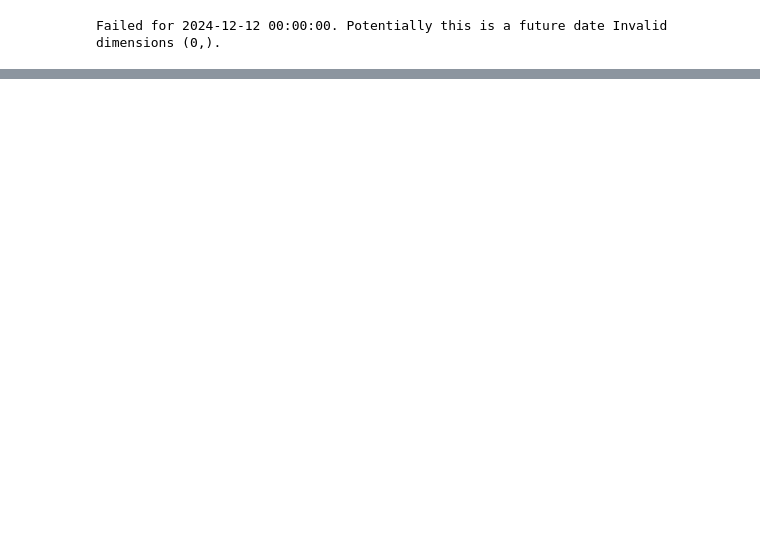
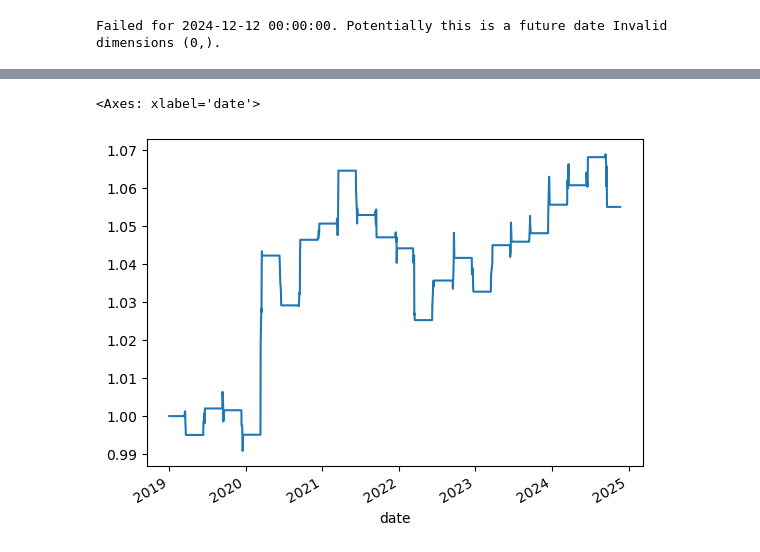
Before and after one commit to Casper889/STR, a Jupyter notebook: testeng.ipynb, the cells around one changed output, grey strips where cells are left out. Saved outputs shown, nothing was run; the diff lists cells and outputs as text; code cells hidden in the pictures; blank space fills up the shorter version.

```diff
--- a/testeng.ipynb
+++ b/testeng.ipynb
@@ -130,0 +83,5 @@ spx.strategy_returns['2018':].mul(3).add(1).cumprod().plot()
+# %%
+SX5E.cumulative_strategy_returns.plot()
+# %% [output]
+<Axes: xlabel='date'>
+[figure, added]
```
Also changed, not shown: parts of 16 cells of this notebook, 5 other files.
